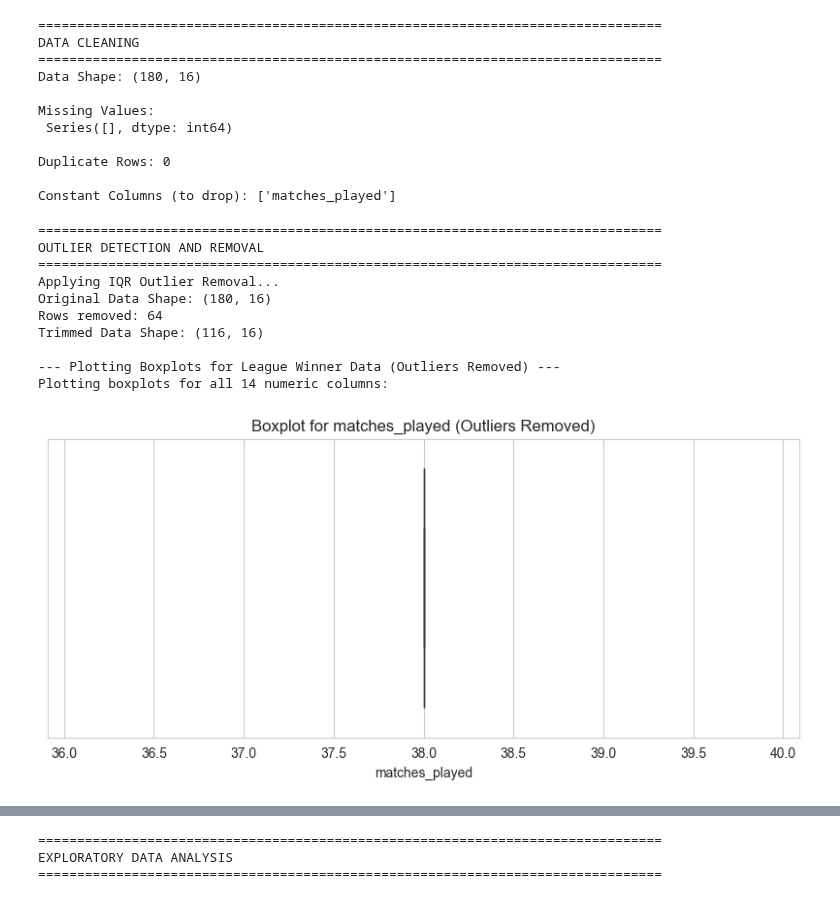
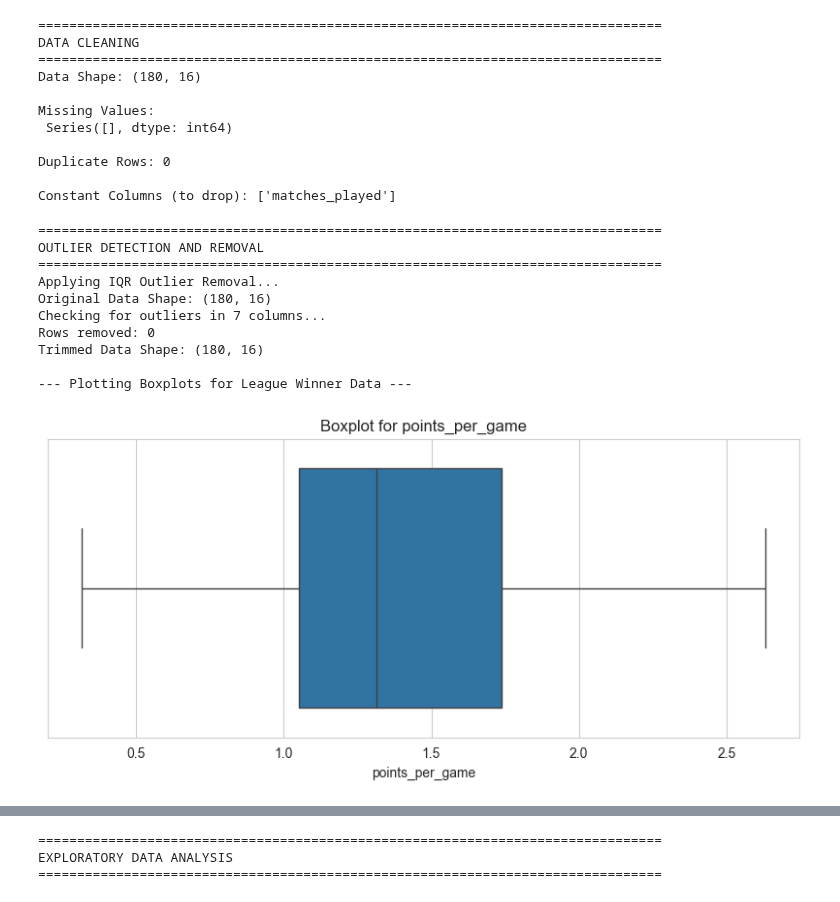
Before and after one commit to springboardmentor345a-create/Projects_2, a Jupyter notebook: Final_Project/Backend_Code/League_Winner_Pipeline.ipynb, the cells around one changed output, grey strips where cells are left out. Cells and saved outputs as stored; diff of their text form; code cells hidden in the pictures.

Commit message:
Update League Winner Pipeline with improved outlier removal and model tuning

```diff
--- a/Final_Project/Backend_Code/League_Winner_Pipeline.ipynb
+++ b/Final_Project/Backend_Code/League_Winner_Pipeline.ipynb
@@ -165,63 +165,93 @@ print("\n" + "="*80)
 print("OUTLIER DETECTION AND REMOVAL")
 print("="*80)
 
-def remove_outliers_iqr(df, multiplier=1.5):
+def remove_outliers_iqr(df, multiplier=1.5, target_col='target_champion'):
     """
     Removes outliers from numeric columns using the IQR method.
+    Explicitly preserves the minority class (Champions) to prevent data loss.
     """
     df_out = df.copy()
+
+    # Select numeric columns
     numeric_cols = df_out.select_dtypes(include=[np.number]).columns
 
+    # Identify columns to exclude from outlier detection
+    exclude_cols = {target_col}
+    exclude_cols.update([c for c in numeric_cols if c.startswith('target_')])
+
+    # Exclude low cardinality columns (likely categorical/ordinal)
+    for col in numeric_cols:
+        if df_out[col].nunique() <= 5:
+            exclude_cols.add(col)
+
+    cols_to_check = [c for c in numeric_cols if c not in exclude_cols]
+
     print(f"Original Data Shape: {df_out.shape}")
+    print(f"Checking for outliers in {len(cols_to_check)} columns...")
 
-    # Calculate IQR for all numeric columns
-    Q1 = df_out[numeric_cols].quantile(0.25)
-    Q3 = df_out[numeric_cols].quantile(0.75)
+    if not cols_to_check:
+        return df_out
+
+    # Calculate IQR
+    Q1 = df_out[cols_to_check].quantile(0.25)
+    Q3 = df_out[cols_to_check].quantile(0.75)
     IQR = Q3 - Q1
 
-    # Define bounds
     lower_bound = Q1 - multiplier * IQR
     upper_bound = Q3 + multiplier * IQR
 
-    # Identify rows with outliers
-    # We remove rows that have outliers in ANY numeric column
-    outliers_mask = ((df_out[numeric_cols] < lower_bound) | (df_out[numeric_cols] > upper_bound)).any(axis=1)
-    df_trimmed = df_out[~outliers_mask]
+    # Identify outliers
+    outliers_mask = ((df_out[cols_to_check] < lower_bound) | (df_out[cols_to_check] > upper_bound)).any(axis=1)
 
-    print(f"Rows removed: {outliers_mask.sum()}")
+    # CRITICAL: Preserve positive class
+    if target_col in df_out.columns:
+        is_positive = df_out[target_col] == 1
+        # We only remove a row if it is an outlier AND it is NOT a champion
+        rows_to_remove = outliers_mask & (~is_positive)
+
+        preserved_count = (outliers_mask & is_positive).sum()
+        if preserved_count > 0:
+            print(f"Preserved {preserved_count} outlier rows because they belong to the positive class ('{target_col}').")
+    else:
+        rows_to_remove = outliers_mask
+
+    df_trimmed = df_out[~rows_to_remove]
+
+    print(f"Rows removed: {rows_to_remove.sum()}")
     print(f"Trimmed Data Shape: {df_trimmed.shape}")
 
     return df_trimmed
 
 # Apply outlier removal
 print("Applying IQR Outlier Removal...")
-df = remove_outliers_iqr(df)
+# Ensure we pass the correct target column name.
+target_column = 'target_champion'
+if target_column not in df.columns and 'champion' in df.columns:
+    target_column = 'champion'
 
-# Plotting BoxPlots for all the Numerical Features after removing outliers
-print("\n--- Plotting Boxplots for League Winner Data (Outliers Removed) ---")
+# Use a less aggressive multiplier (3.0) to preserve more data in this small dataset
+df = remove_outliers_iqr(df, multiplier=3.0, target_col=target_column)
 
-# Get a list of all columns that are numbers (int64 or float64)
+# Plotting BoxPlots
+print("\n--- Plotting Boxplots for League Winner Data ---")
 numeric_cols = df.select_dtypes(include=[np.number]).columns
+cols_to_plot = [c for c in numeric_cols if 'points' in c or 'goals' in c][:5]
 
-print(f"Plotting boxplots for all {len(numeric_cols)} numeric columns:\n")
-
-for col in numeric_cols:
+for col in cols_to_plot:
     plt.figure(figsize=(10, 4))
     sns.boxplot(x=df[col])
-    plt.title(f'Boxplot for {col} (Outliers Removed)')
+    plt.title(f'Boxplot for {col}')
     plt.xlabel(col)
     plt.show()
-
-print("\n--- All numeric columns have been plotted. ---")
 # %% [output]
 ================================================================================
 OUTLIER DETECTION AND REMOVAL
 ================================================================================
 Applying IQR Outlier Removal...
 Original Data Shape: (180, 16)
-Rows removed: 64
-Trimmed Data Shape: (116, 16)
+Checking for outliers in 7 columns...
+Rows removed: 0
+Trimmed Data Shape: (180, 16)
 
---- Plotting Boxplots for League Winner Data (Outliers Removed) ---
-Plotting boxplots for all 14 numeric columns:
+--- Plotting Boxplots for League Winner Data ---
-[figure, old version]
+[figure, new version]
```
Also changed, not shown: parts of 6 cells of this notebook, 4 other files.
